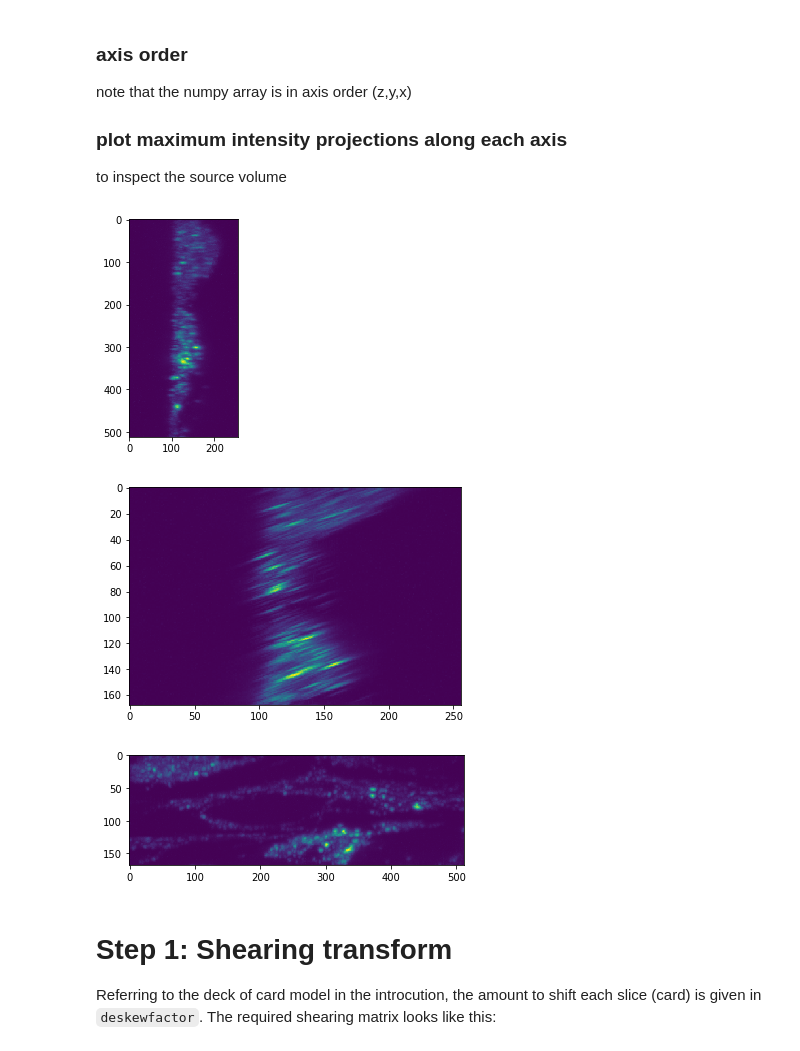
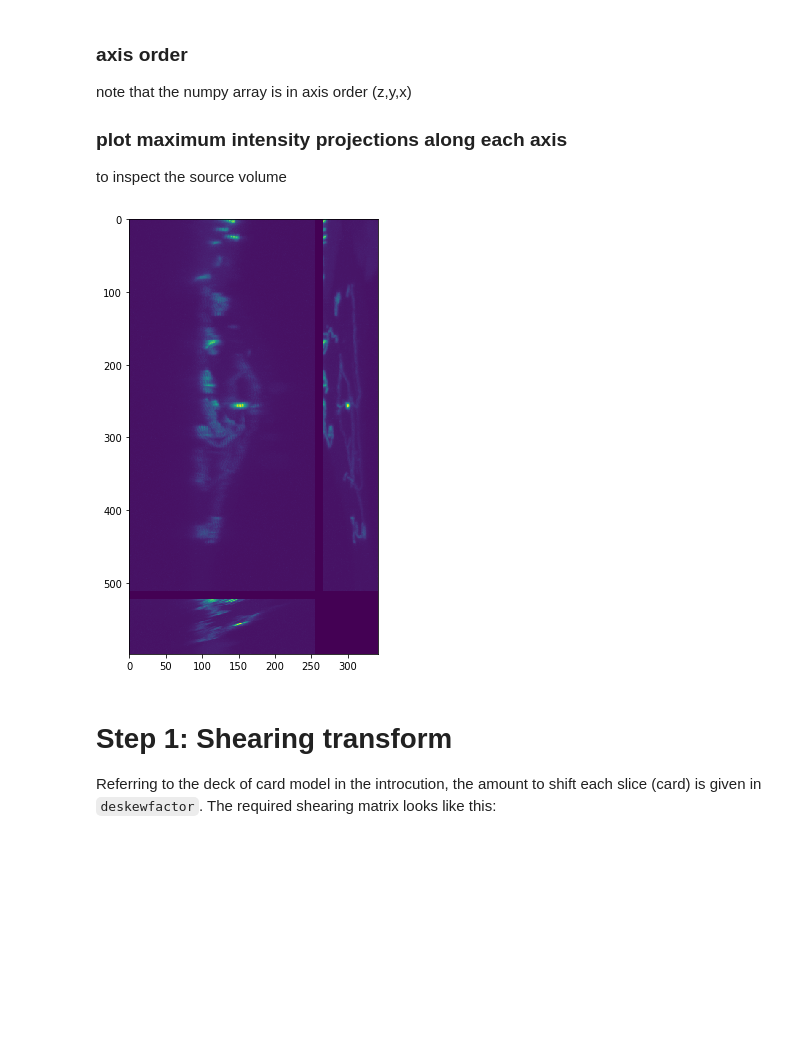
Before and after one commit to VolkerH/Lattice_Lightsheet_Deskew_Deconv, a Jupyter notebook: Python/00_Lattice_Light_Sheet_Deskew.ipynb, the cells around one changed output. Cells and saved outputs as stored; diff of their text form; code cells hidden in the pictures; blank space fills up the shorter version.

```diff
--- a/Python/00_Lattice_Light_Sheet_Deskew.ipynb
+++ b/Python/00_Lattice_Light_Sheet_Deskew.ipynb
@@ -134,12 +143,11 @@ note that the numpy array is in axis order (z,y,x)
 
 ### plot maximum intensity projections along each axis
 to inspect the source volume
-# %%
-plot_all(get_projections(vol))
-# %% [output]
-[figure, removed]
-[figure, removed]
-[figure, removed]
+# %%
+plt.rcParams['figure.figsize'] = (16,8)
+plot_all([get_projection_montage(vol)])
+# %% [output]
+[figure, added]
 # %% [markdown]
 # Step 1: Shearing transform
 
```
Also changed, not shown: parts of 24 cells of this notebook.
